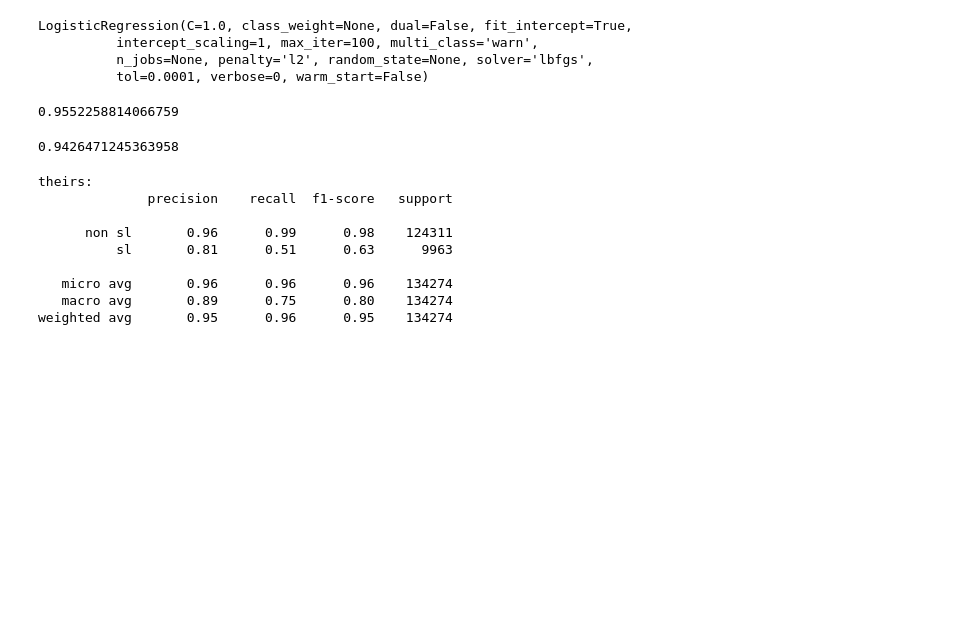
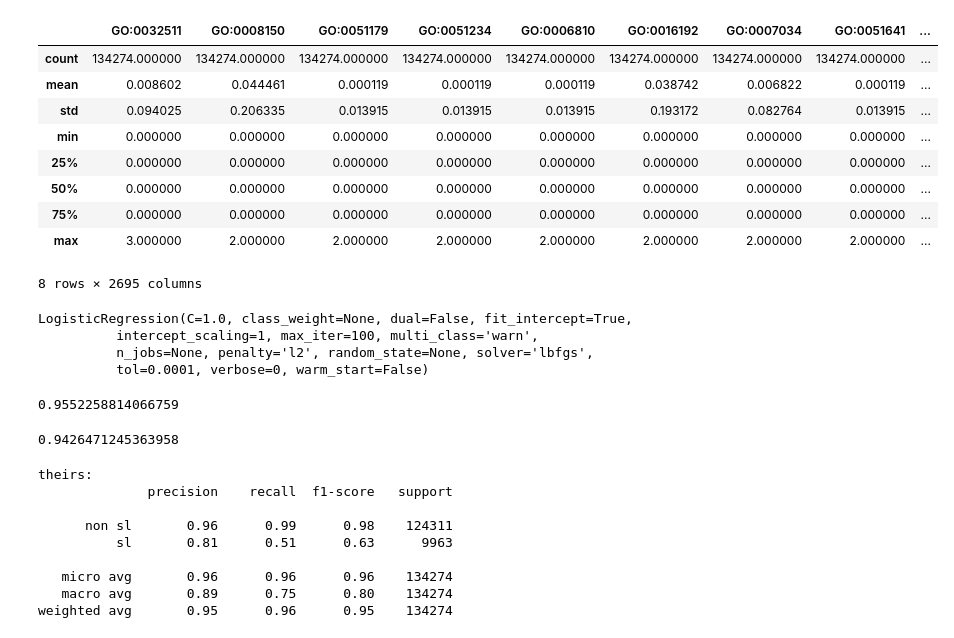
Before and after one commit to shahaf-sameach/synthetic-lethality-classifier-, a Jupyter notebook: main.ipynb, the cells around one changed output. Saved outputs shown, nothing was run; the diff lists cells and outputs as text; code cells hidden in the pictures; blank space fills up the shorter version.

```diff
--- a/main_v2.ipynb
+++ b/main.ipynb
@@ -9,6 +9,6 @@ pairs_terms['sl'] = sl_labels
 pairs_terms = pairs_terms.set_index('pairs')
 # %%
 from goatools.base import get_godag
-godag = get_godag("go-basic.obo")
+godag = get_godag("go-basic.obo", optional_attrs='relationship')
 # %% [output]
   EXISTS: go-basic.obo
@@ -21,3 +21,14 @@ HMS:0:00:02.479099  91,452 annotations READ: goa_yeast.gaf
+# %%
+from goatools.gosubdag.gosubdag import GoSubDag
+GO_ID = 'GO:1900472'  # regulation of metabolic process
+optional_relationships = {'regulates', 'negatively_regulates', 'positively_regulates'}
+
+gosubdag_r1 = GoSubDag([GO_ID], godag, relationships=optional_relationships, prt=None)
+# print(gosubdag_r1.rcntobj.go2parents)
+# print('{GO} ancestors: {P}'.format(
+#     GO=GO_ID,
+#     P=gosubdag_r1.rcntobj.go2parents[GO_ID]))
+gg = gosubdag_r1.rcntobj.go2parents.get(GO_ID)
 # %%
 from collections import defaultdict
 lookup_terms = defaultdict(set)
@@ -28,15 +39,24 @@ for assoc in ogaf.associations:
 terms = defaultdict(set)
 gene_pairs = pairs_terms.index.values
 for idx, pair in enumerate(gene_pairs):
-#     if idx % 1000 == 0:
-#         print("working on {}/{}".format(idx, len(gene_pairs)))
+    if idx > 10:
+        break
+    if idx % 1000 == 0:
+        print("working on {}/{}".format(idx, len(gene_pairs)))
     for gene in pair.split("$"):
         go_ids = lookup_terms.get(gene)
         if go_ids is None:
             print("Error", gene)
         else:
             for go_id in go_ids:
+                gosubdag_r1 = GoSubDag([go_id], godag, relationships=optional_relationships, prt=None)
+                parents = gosubdag_r1.rcntobj.go2parents
                 term = godag.get(go_id)
                 if term.namespace == 'biological_process':
                     terms[go_id].add(pair)
+                for g in parents:
+                    term = godag.get(g)
+                    if term is not None:
+                        if term.namespace == 'biological_process':
+                            terms[g].add(pair)
 # %% [output]
@@ -51,3 +84,16 @@ for term, pairs in terms.items():
+# %%
+pairs_terms.describe()
+# %% [output]
+|  | GO:0032511 | GO:0008150 | GO:0051179 | GO:0051234 | GO:0006810 | GO:0016192 | GO:0007034 | GO:0051641 | ... |
+| count | 134274.000000 | 134274.000000 | 134274.000000 | 134274.000000 | 134274.000000 | 134274.000000 | 134274.000000 | 134274.000000 | ... |
+| mean | 0.008602 | 0.044461 | 0.000119 | 0.000119 | 0.000119 | 0.038742 | 0.006822 | 0.000119 | ... |
+| std | 0.094025 | 0.206335 | 0.013915 | 0.013915 | 0.013915 | 0.193172 | 0.082764 | 0.013915 | ... |
+| min | 0.000000 | 0.000000 | 0.000000 | 0.000000 | 0.000000 | 0.000000 | 0.000000 | 0.000000 | ... |
+| 25% | 0.000000 | 0.000000 | 0.000000 | 0.000000 | 0.000000 | 0.000000 | 0.000000 | 0.000000 | ... |
+| 50% | 0.000000 | 0.000000 | 0.000000 | 0.000000 | 0.000000 | 0.000000 | 0.000000 | 0.000000 | ... |
+| 75% | 0.000000 | 0.000000 | 0.000000 | 0.000000 | 0.000000 | 0.000000 | 0.000000 | 0.000000 | ... |
+| max | 3.000000 | 2.000000 | 2.000000 | 2.000000 | 2.000000 | 2.000000 | 2.000000 | 2.000000 | ... |
+8 rows × 2695 columns
 # %%
 # # remove column without no information
 # nunique = pairs_terms.apply(pd.Series.nunique)
```
Also changed, not shown: parts of 5 cells of this notebook.
